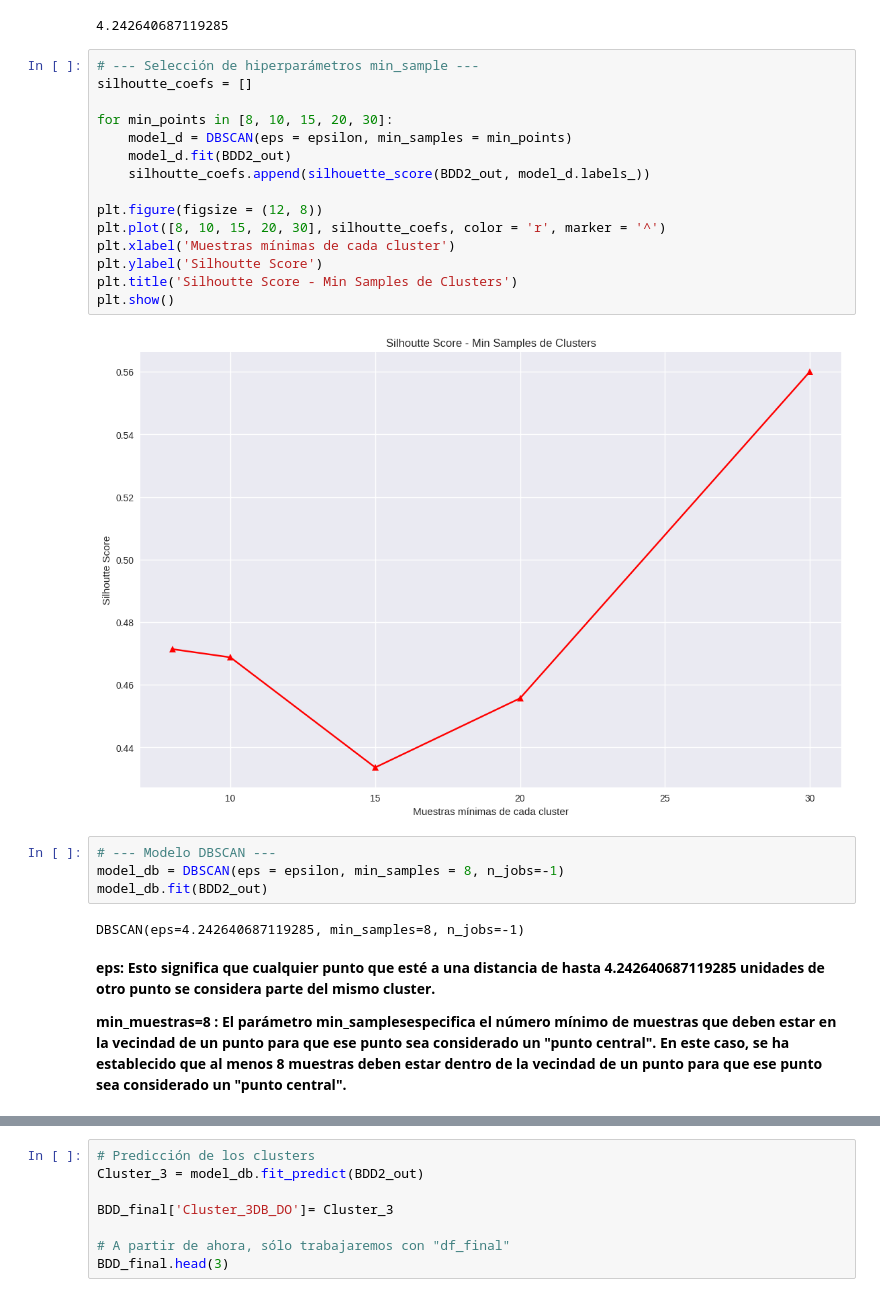
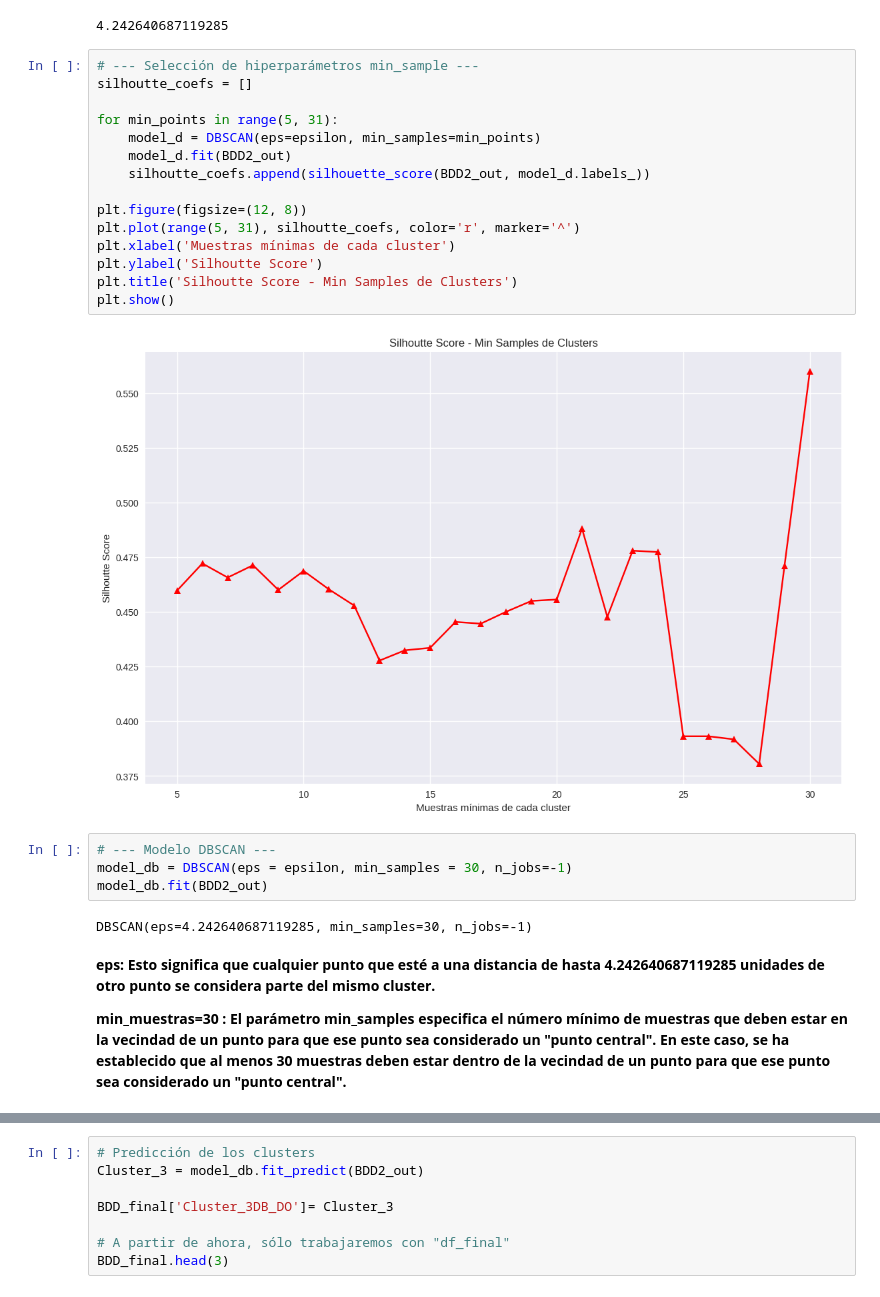
Before and after one commit to veronica1908/T2_APRENDIZAJE_NO_SUPERVISADO, a Jupyter notebook: APRENDIZAJE_NO_SUPERVISADO.ipynb, the cells around one changed output, grey strips where cells are left out. Cells and saved outputs as stored; diff of their text form.

```diff
--- a/APRENDIZAJE_NO_SUPERVISADO.ipynb
+++ b/APRENDIZAJE_NO_SUPERVISADO.ipynb
@@ -1929,30 +1929,30 @@ epsilon
 # %%
 # --- Selección de hiperparámetros min_sample ---
 silhoutte_coefs = []
 
-for min_points in [8, 10, 15, 20, 30]:
-    model_d = DBSCAN(eps = epsilon, min_samples = min_points)
+for min_points in range(5, 31):
+    model_d = DBSCAN(eps=epsilon, min_samples=min_points)
     model_d.fit(BDD2_out)
     silhoutte_coefs.append(silhouette_score(BDD2_out, model_d.labels_))
 
-plt.figure(figsize = (12, 8))
-plt.plot([8, 10, 15, 20, 30], silhoutte_coefs, color = 'r', marker = '^')
+plt.figure(figsize=(12, 8))
+plt.plot(range(5, 31), silhoutte_coefs, color='r', marker='^')
 plt.xlabel('Muestras mínimas de cada cluster')
 plt.ylabel('Silhoutte Score')
 plt.title('Silhoutte Score - Min Samples de Clusters')
 plt.show()
 # %% [output]
-[figure, old version]
+[figure, new version]
 # %%
 # --- Modelo DBSCAN ---
-model_db = DBSCAN(eps = epsilon, min_samples = 8, n_jobs=-1)
+model_db = DBSCAN(eps = epsilon, min_samples = 30, n_jobs=-1)
 model_db.fit(BDD2_out)
 # %% [output]
-DBSCAN(eps=4.242640687119285, min_samples=8, n_jobs=-1)
+DBSCAN(eps=4.242640687119285, min_samples=30, n_jobs=-1)
 # %% [markdown]
 **eps: Esto significa que cualquier punto que esté a una distancia de hasta 4.242640687119285 unidades de otro punto se considera parte del mismo cluster.**
 
-**min_muestras=8 : El parámetro min_samplesespecifica el número mínimo de muestras que deben estar en la vecindad de un punto para que ese punto sea considerado un "punto central". En este caso, se ha establecido que al menos 8 muestras deben estar dentro de la vecindad de un punto para que ese punto sea considerado un "punto central".**
+**min_muestras=30 : El parámetro min_samples especifica el número mínimo de muestras que deben estar en la vecindad de un punto para que ese punto sea considerado un "punto central". En este caso, se ha establecido que al menos 30 muestras deben estar dentro de la vecindad de un punto para que ese punto sea considerado un "punto central".**
 # %%
 # --- Evaluación del modelo DBSCAN ---
 print("DBSCAN")
```
Also changed, not shown: parts of 24 cells of this notebook.
